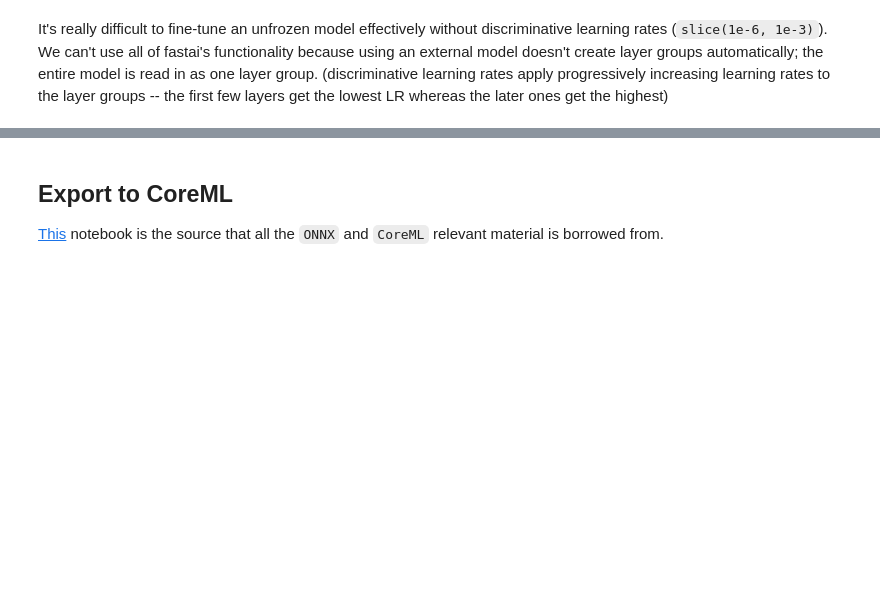
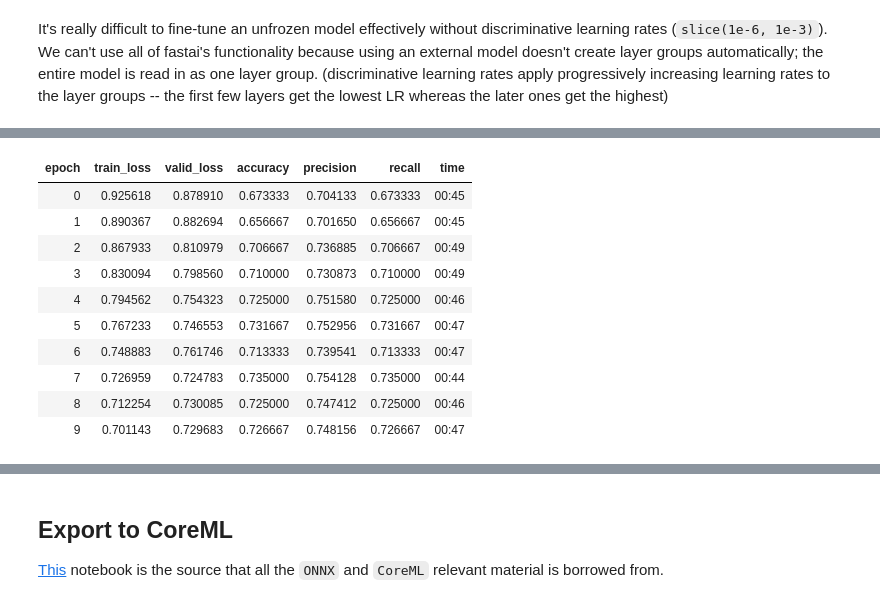
Before and after one commit to echorec/CinemaNet, a Jupyter notebook: nbs/MobileNet-SqueezeNet.ipynb, the cells around one changed output, grey strips where cells are left out. Saved outputs shown, nothing was run; the diff lists cells and outputs as text; code cells hidden in the pictures; blank space fills up the shorter version.

```diff
--- a/nbs/MobileNet-SqueezeNet.ipynb
+++ b/nbs/MobileNet-SqueezeNet.ipynb
@@ -286,0 +364,17 @@ We can't use all of fastai's functionality because using an external model doesn
+# %%
+model_name = 'SqueezeNet1_1-im_base_64-unfrozen'
+callbacks = get_callbacks(learn, model_name, patience=3)
+# %%
+learn.fit_one_cycle(10, slice(1e-6, 1e-3), callbacks=callbacks)
+# %% [output]
+| epoch | train_loss | valid_loss | accuracy | precision | recall | time |
+| 0 | 0.925618 | 0.878910 | 0.673333 | 0.704133 | 0.673333 | 00:45 |
+| 1 | 0.890367 | 0.882694 | 0.656667 | 0.701650 | 0.656667 | 00:45 |
+| 2 | 0.867933 | 0.810979 | 0.706667 | 0.736885 | 0.706667 | 00:49 |
+| 3 | 0.830094 | 0.798560 | 0.710000 | 0.730873 | 0.710000 | 00:49 |
+| 4 | 0.794562 | 0.754323 | 0.725000 | 0.751580 | 0.725000 | 00:46 |
+| 5 | 0.767233 | 0.746553 | 0.731667 | 0.752956 | 0.731667 | 00:47 |
+| 6 | 0.748883 | 0.761746 | 0.713333 | 0.739541 | 0.713333 | 00:47 |
+| 7 | 0.726959 | 0.724783 | 0.735000 | 0.754128 | 0.735000 | 00:44 |
+| 8 | 0.712254 | 0.730085 | 0.725000 | 0.747412 | 0.725000 | 00:46 |
+| 9 | 0.701143 | 0.729683 | 0.726667 | 0.748156 | 0.726667 | 00:47 |
```
Also changed, not shown: parts of 11 cells of this notebook.
